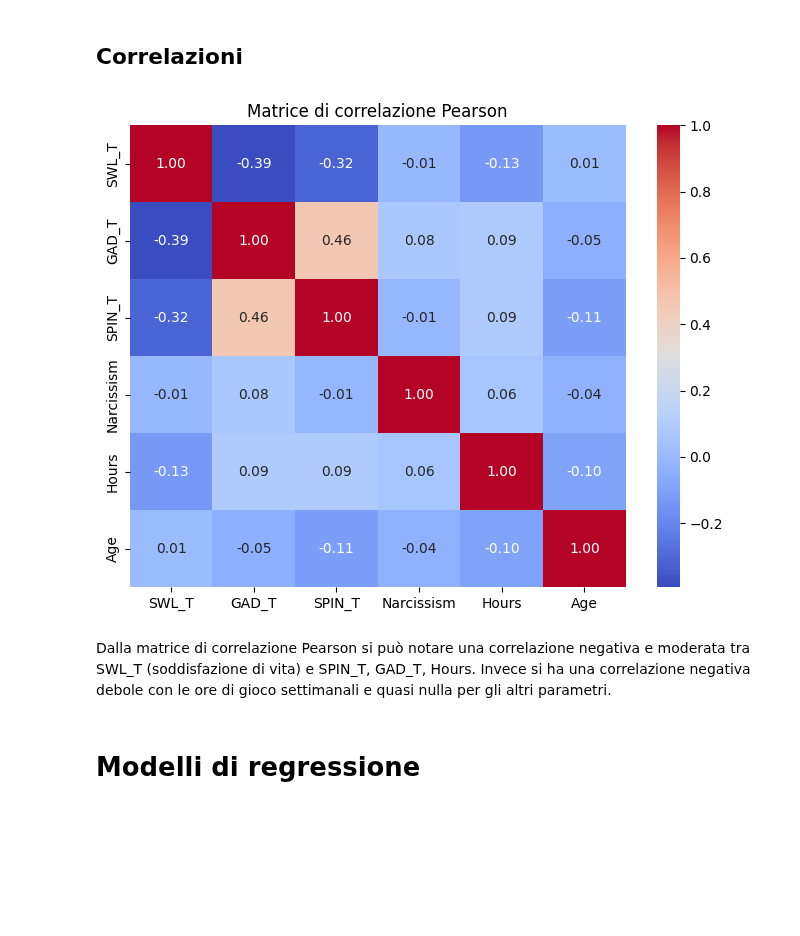
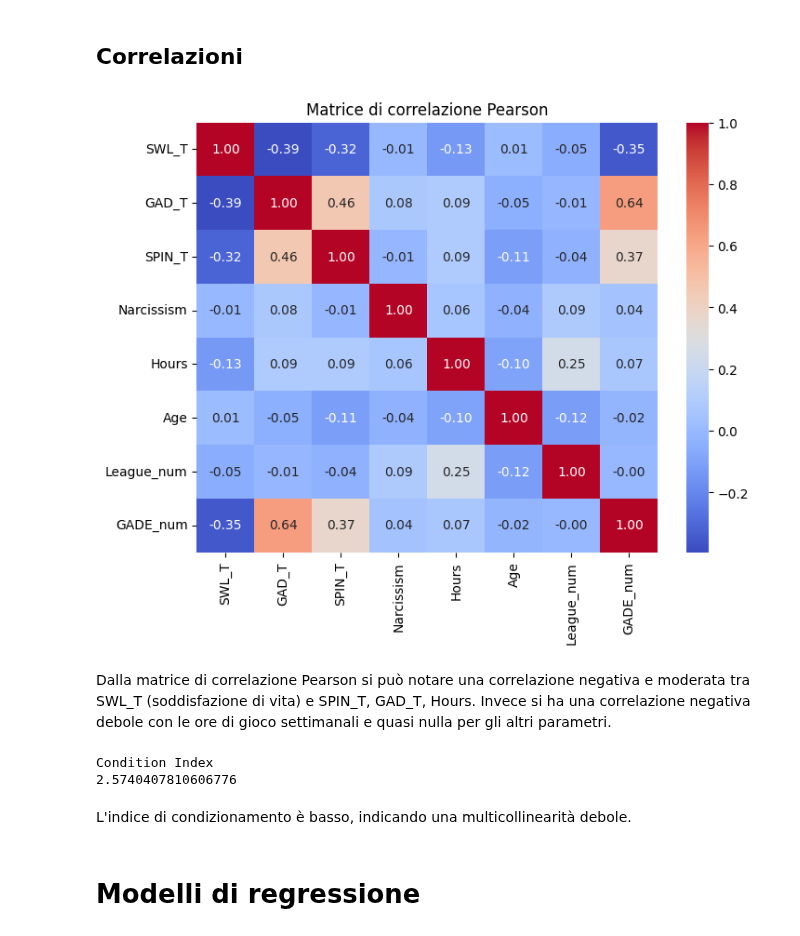
Before and after one commit to leonardogrimaldi/Progetto_Data_Intensive_24-25, a Jupyter notebook: main.ipynb, the cells around one changed output. Cells and saved outputs as stored; diff of their text form; code cells hidden in the pictures; blank space fills up the shorter version.

Commit message:
added comments to graphs

```diff
--- a/main.ipynb
+++ b/main.ipynb
@@ -504,16 +516,29 @@ plt.show()
 # %% [markdown]
 ## Correlazioni
 # %%
-val = ['SWL_T', 'GAD_T', 'SPIN_T', 'Narcissism', 'Hours', 'Age']
+val = ['SWL_T', 'GAD_T', 'SPIN_T', 'Narcissism', 'Hours', 'Age', 'League_num', 'GADE_num']
 corr_matrix = lol_dataset[val].corr()
 plt.figure(figsize=(8,6))
 sns.heatmap(corr_matrix, annot=True, cmap='coolwarm', fmt=".2f")
 plt.title("Matrice di correlazione Pearson")
 plt.show()
 # %% [output]
-[figure, old version]
+[figure, new version]
 # %% [markdown]
 Dalla matrice di correlazione Pearson si può notare una correlazione negativa e moderata tra SWL_T (soddisfazione di vita) e SPIN_T, GAD_T, Hours. Invece si ha una correlazione negativa debole con le ore di gioco settimanali e quasi nulla per gli altri parametri.
+# %%
+# Calcolo del condition index dalla matrice di correlazione
+eigvals = np.linalg.eigvals(corr_matrix)
+
+max_eig = eigvals.max()
+condition_index = np.sqrt(max_eig / eigvals.min())
+print("Condition Index")
+print(condition_index)
+# %% [output]
+Condition Index
+2.5740407810606776
+# %% [markdown]
+L'indice di condizionamento è basso, indicando una multicollinearità debole.
 # %% [markdown]
 # Modelli di regressione
 # %% [markdown]
```
Also changed, not shown: parts of 3 cells of this notebook.
